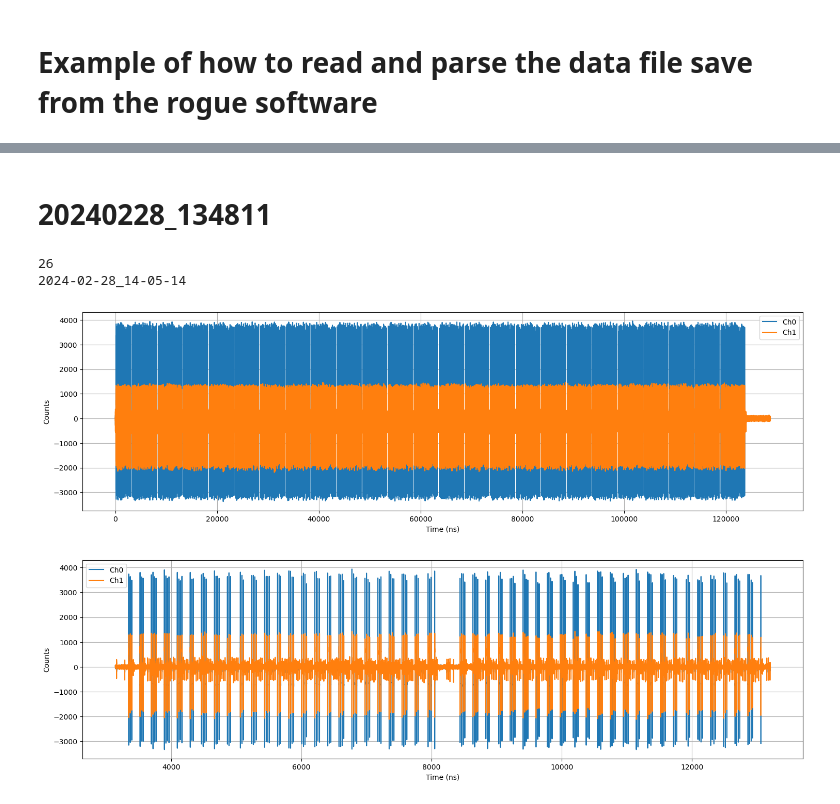
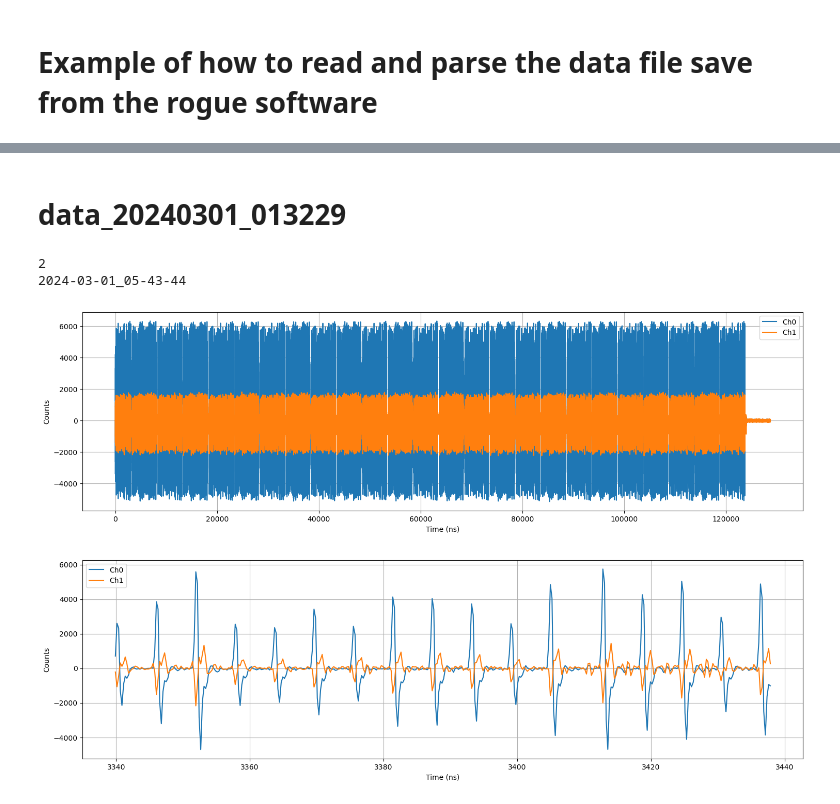
Before and after one commit to slaclab/kek-bpm-rfsoc-dev, a Jupyter notebook: software/notebooks/datfileAnalysis_from20240229.ipynb, the cells around one changed output, grey strips where cells are left out. Cells and saved outputs as stored; diff of their text form; code cells hidden in the pictures.

```diff
--- a/software/notebooks/datfileAnalysis_from20240229.ipynb
+++ b/software/notebooks/datfileAnalysis_from20240229.ipynb
@@ -140,7 +187,7 @@ def make_heatmap(filename,eventnum):
 # %% [markdown]
-# 20240228_134811
+# data_20240301_013229
 # %%
-ampFault, recordtime=datfile("data_20240228_134811.dat")
+ampFault, recordtime=datfile("data_20240301_013229.dat")
 print(len(recordtime))
 eventnum=0
 size = len(ampFault[0][eventnum])
@@ -159,19 +206,19 @@ plt.ylabel("Counts")
 plt.legend()
 plt.grid()
 # %% [output]
-26
-2024-02-28_14-05-14
+2
+2024-03-01_05-43-44
-[figure, old version]
+[figure, new version]
 # %%
-start=12800
-stop=start+5120*8
+start=13600
+stop=start+8*50
 plt.figure(figsize=(18,5))
 plt.plot(timeSteps[start:stop],ampFault[0][eventnum][start:stop],label="Ch0")
 plt.plot(timeSteps[start:stop],ampFault[1][eventnum][start:stop],label="Ch1")
 plt.xlabel("Time (ns)")
 plt.ylabel("Counts")
-#plt.xlim(5000,6000)
+#plt.xlim(3400,3500)
 plt.legend()
 plt.grid()
 # %% [output]
-[figure, old version]
+[figure, new version]
```
Also changed, not shown: parts of 19 cells of this notebook, 7 other files.
